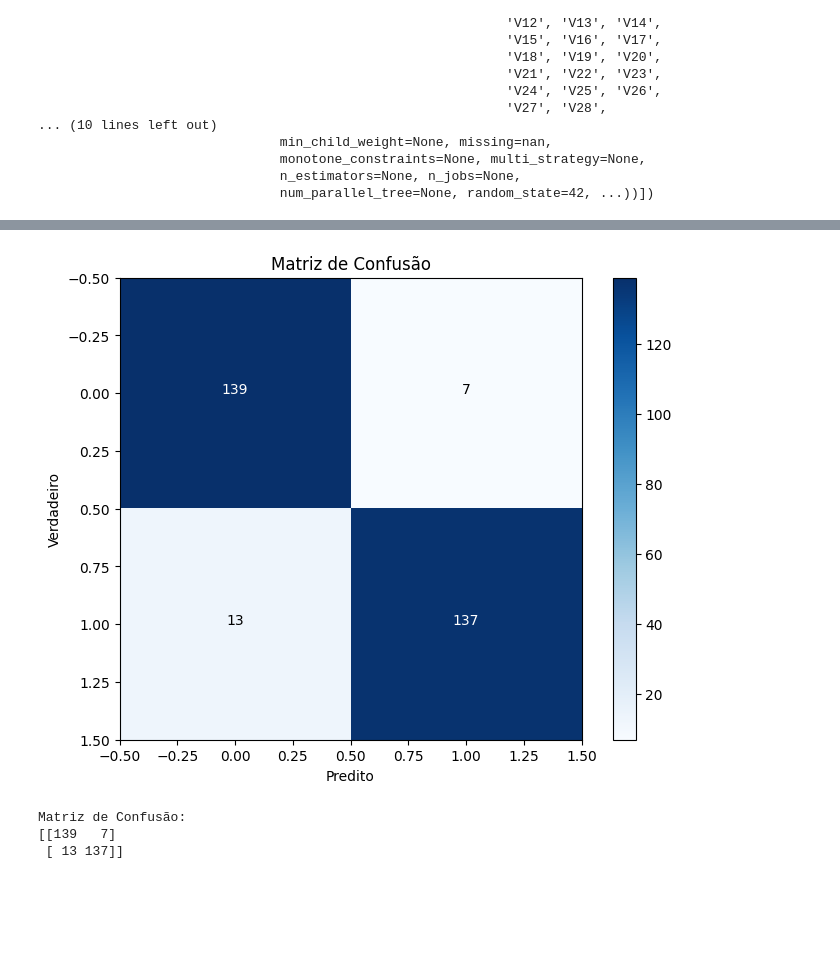
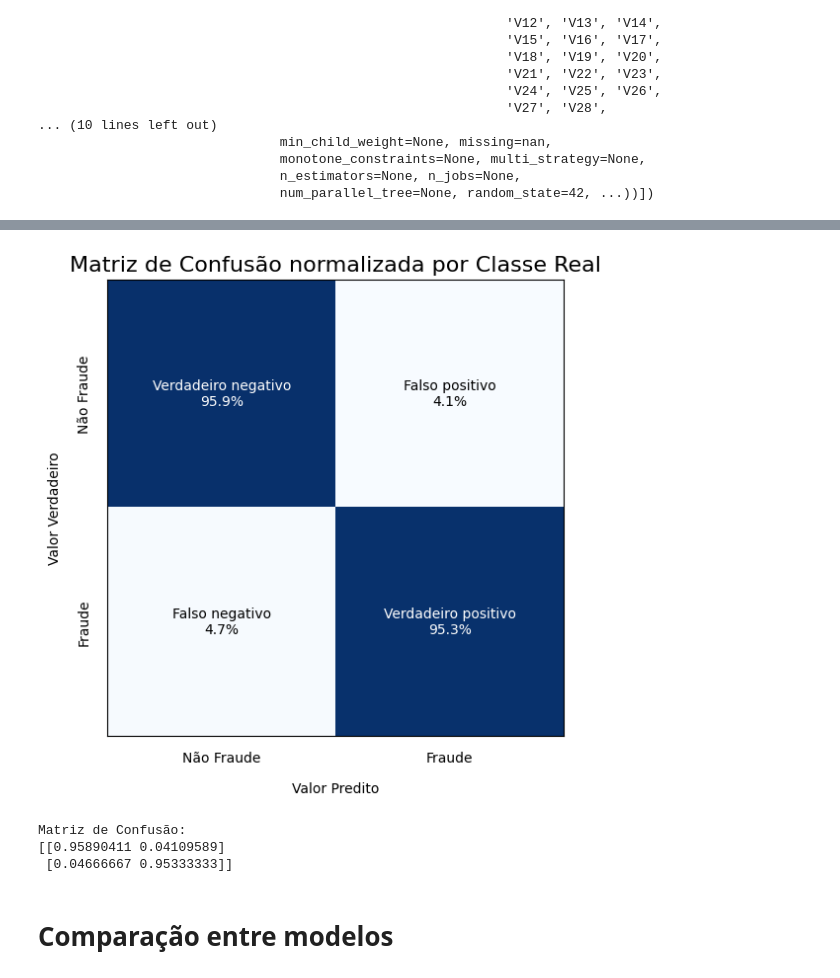
Before and after one commit to MMeloMateus/FraudDetect-XGBoost, a Jupyter notebook: CCFraudeCompleto.ipynb, the cells around one changed output, grey strips where cells are left out. Saved outputs shown, nothing was run; the diff lists cells and outputs as text; code cells hidden in the pictures; blank space fills up the shorter version.

```diff
--- a/CCFraudeCompleto.ipynb
+++ b/CCFraudeCompleto.ipynb
@@ -524,30 +563,53 @@ weighted avg       0.93      0.93      0.93       296
 # %%
-import matplotlib.pyplot as plt
-
 # Calcular a matriz de confusão
-cm = confusion_matrix(y_teste, previsoes)
+cm = confusion_matrix(y_teste, previsoes, normalize='true')
 
 # Plotar a matriz de confusão
-plt.figure(figsize=(8, 6))
-plt.imshow(cm, interpolation='nearest', cmap=plt.cm.Blues)
-plt.title('Matriz de Confusão')
-plt.colorbar()
-plt.xlabel('Predito')
-plt.ylabel('Verdadeiro')
+fig, ax1 = plt.subplots(figsize=(9, 6))
+ax1.imshow(cm, interpolation='nearest', cmap=plt.cm.Blues)
+ax1.set_title('Matriz de Confusão normalizada por Classe Real', fontsize=16)
+
+# Ajusta os lables do eixo x
+ax1.set_xlabel('Valor Predito')
+ax1.xaxis.set_label_coords(0.5, -0.1)
+ax1.tick_params(axis='x', labelsize=14)
+
+
+# Ajusta os lables do eixo y
+ax1.set_ylabel('Valor Verdadeiro')
+ax1.yaxis.set_label_coords(-0.1, 0.5)
+ax1.tick_params(axis='y', labelsize=14)
+
+# Retita a faixa laterla
+plt.xticks([])
+plt.yticks([])
+
+# Adiciona as legenda usadas para a tabela
+ax1.text(0.25, -0.05, 'Não Fraude', ha='center', va='center', fontsize=10, color='black', transform=ax1.transAxes)
+ax1.text(0.75, -0.05, 'Fraude', ha='center', va='center', fontsize=10, color='black', transform=ax1.transAxes)
+ax1.text(-0.05, 0.75, 'Não Fraude',rotation = 'vertical', ha='center', va='center', fontsize=10, color='black', transform=ax1.transAxes)
+ax1.text(-0.05, 0.25, 'Fraude',rotation = 'vertical', ha='center', va='center', fontsize=10, color='black', transform=ax1.transAxes)
 
 # Adicionar anotações na matriz de confusão
-thresh = cm.max() / 2.
+thresh = cm.max() / 2
 for i in range(cm.shape[0]):
     for j in range(cm.shape[1]):
-        plt.text(j, i, format(cm[i, j], 'd'),
-                 horizontalalignment="center",
-                 color="white" if cm[i, j] > thresh else "black")
+
+        # Valores da Matrix de Confusão
+        plt.text(j,i, f"{'Verdadeiro' if i == j else 'Falso'} {'negativo' if j == 0 else 'positivo'}\n{cm[i, j]*100:.1f}%",
+        horizontalalignment="center",
+        verticalalignment="center",
+        color="white" if cm[i, j] > thresh else "black")
+
+
 
 plt.show()
 
 print(f'Matriz de Confusão: \n{cm}')
 # %% [output]
-[figure, old version]
+[figure, new version]
 Matriz de Confusão:
-[[139   7]
- [ 13 137]]
+[[0.95890411 0.04109589]
+ [0.04666667 0.95333333]]
+# %% [markdown]
+# Comparação entre modelos
```
Also changed, not shown: parts of 21 cells of this notebook.
